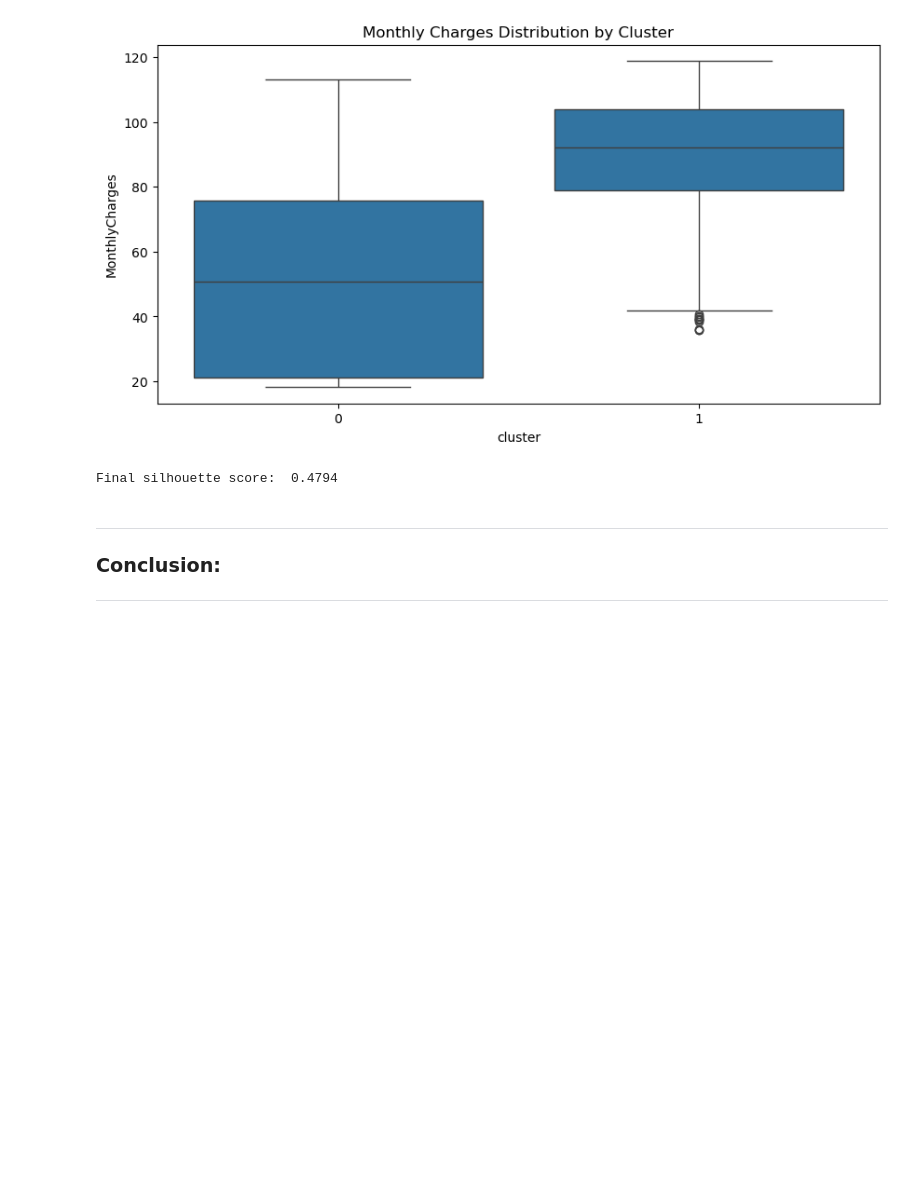
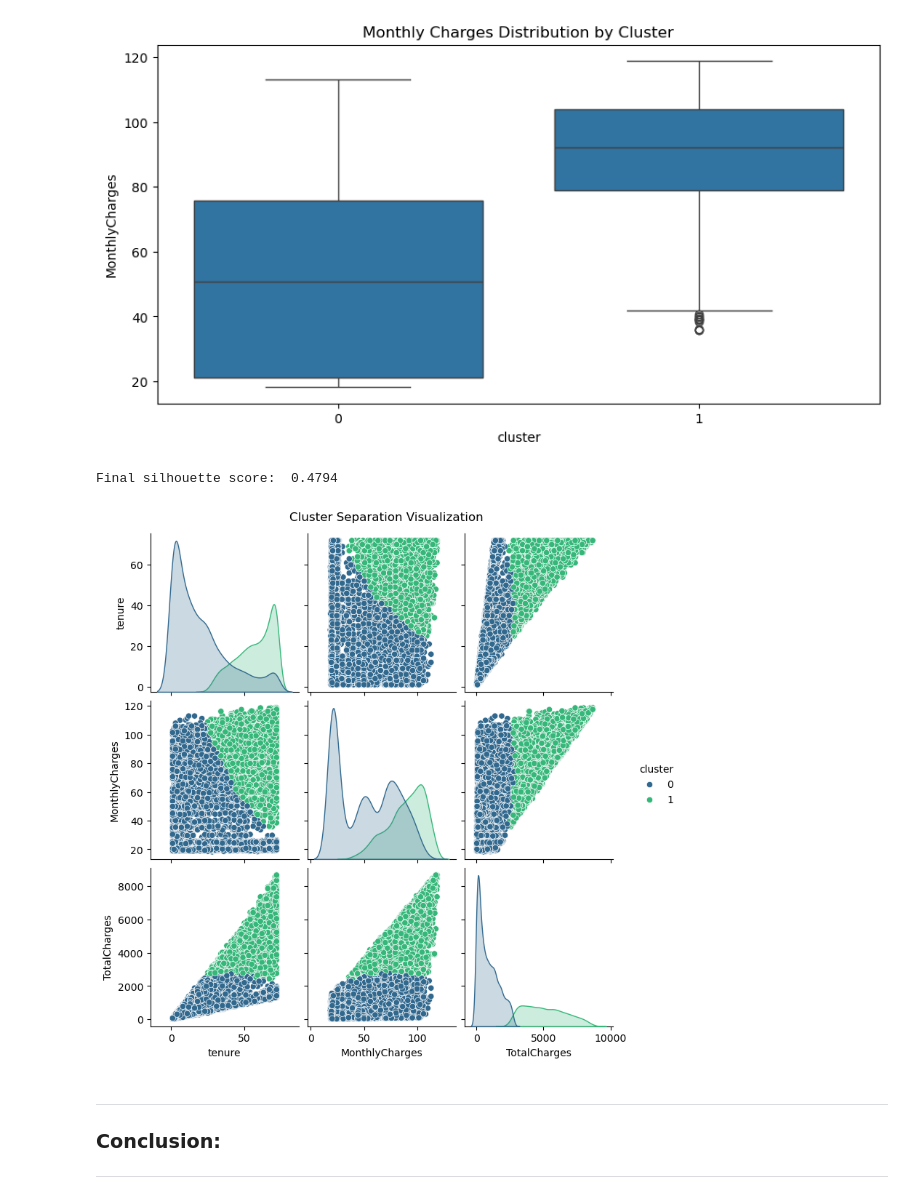
Before and after one commit to aashoday/fml-lab, a Jupyter notebook: notebooks/assignment_8.ipynb, the cells around one changed output. Drawn from its saved outputs; the diff is of its cells as text; code cells hidden in the pictures; blank space fills up the shorter version.

Commit message:
chore(assignment_8): add pairplot visualization

```diff
--- a/notebooks/assignment_8.ipynb
+++ b/notebooks/assignment_8.ipynb
@@ -178,6 +178,18 @@ final_score = silhouette_score(X_scaled, df["cluster"])
 print("Final silhouette score: ", round(final_score, 4))
 # %% [output]
 Final silhouette score:  0.4794
+# %%
+# Pairplot visualizatio
+sns.pairplot(df,
+             vars=["tenure", "MonthlyCharges", "TotalCharges"],
+             hue="cluster",
+             palette="viridis",
+             diag_kind="kde")
+
+plt.suptitle("Cluster Separation Visualization", y=1.02)
+plt.show()
+# %% [output]
+[figure, added]
 # %% [markdown]
 ---
 ### Conclusion:
```
